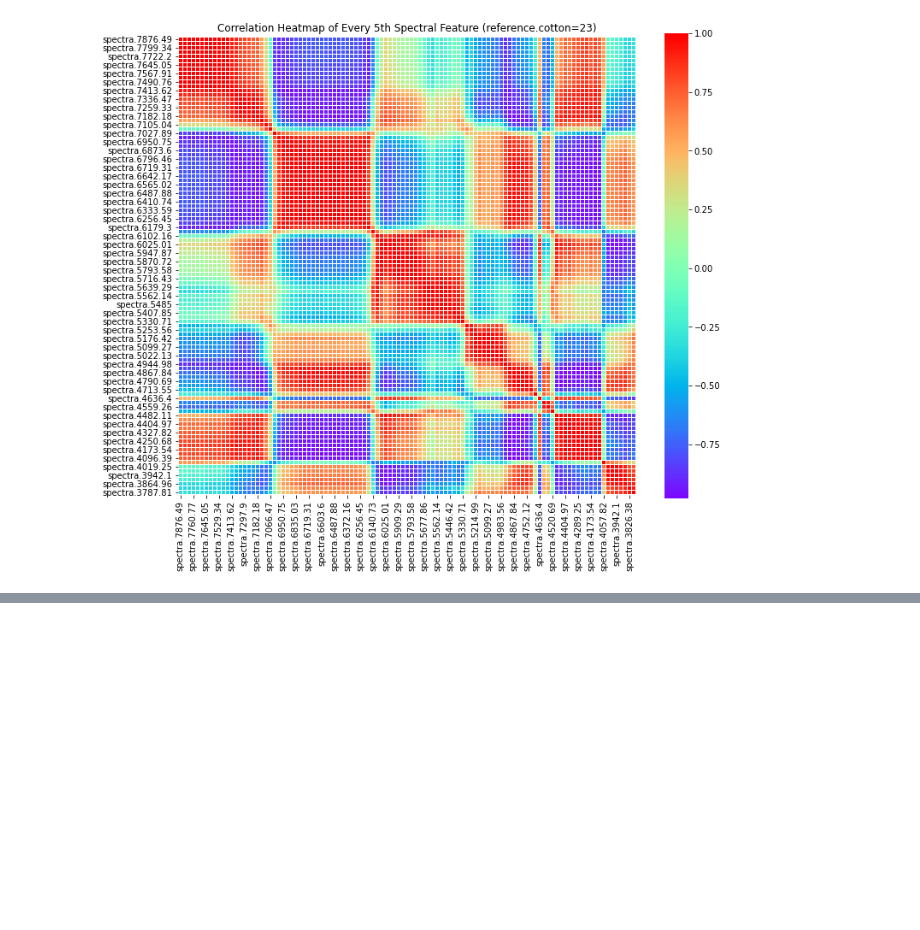
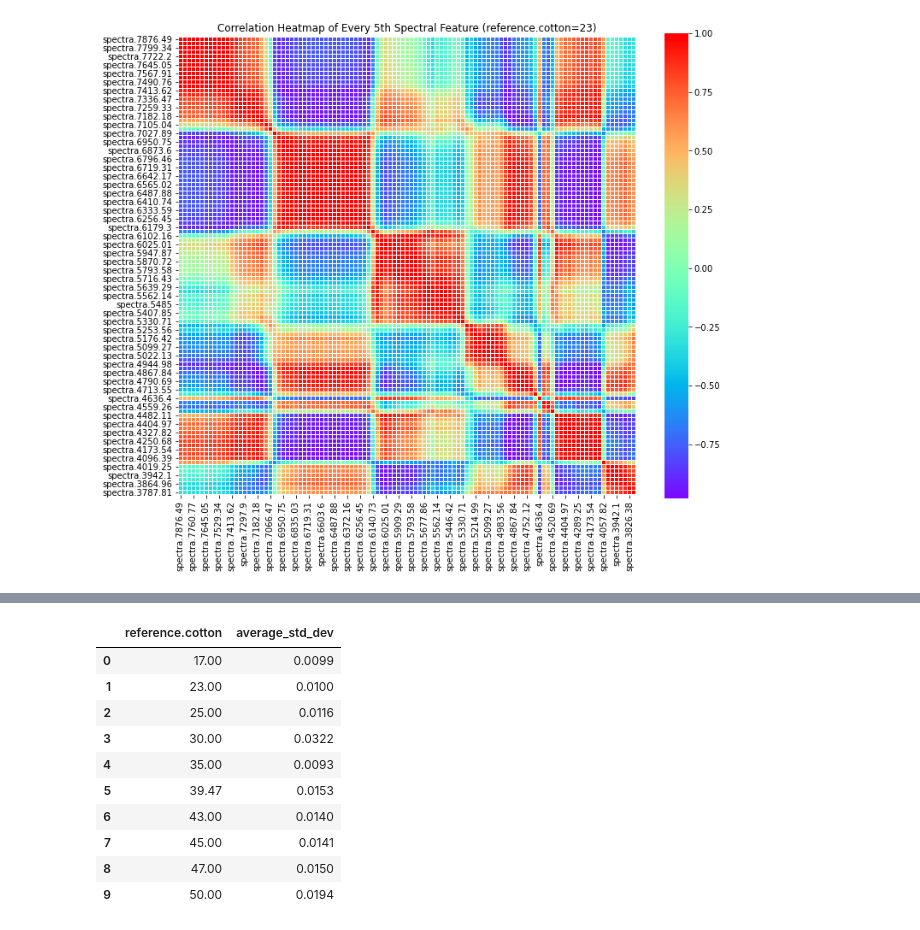
Before and after one commit to sebnemyyl/Characterization-of-cotton-polyester-textiles-using-IR-spectroscopy, a Jupyter notebook: src/notebooks/data_inspection.ipynb, the cells around one changed output, grey strips where cells are left out. Drawn from its saved outputs; the diff is of its cells as text; code cells hidden in the pictures; blank space fills up the shorter version.

```diff
--- a/src/notebooks/data_inspection.ipynb
+++ b/src/notebooks/data_inspection.ipynb
@@ -45,0 +84,24 @@ plot_correlation(data=data_23, cotton_ratio=23)
+# %%
+spectra_columns = [col for col in data_nir.columns if col.startswith('spectra.')]
+
+# Compute the standard deviation of each cotton ratio
+std_dev_by_cotton = data_nir.groupby('reference.cotton')[spectra_columns].std().reset_index()
+# %%
+average_std_dev_by_cotton = std_dev_by_cotton.copy()
+average_std_dev_by_cotton['average_std_dev'] = average_std_dev_by_cotton.iloc[:, 1:].mean(axis=1)
+
+# Select only reference.cotton and the computed average
+average_std_dev_by_cotton = average_std_dev_by_cotton[['reference.cotton', 'average_std_dev']]
+average_std_dev_by_cotton.round(4)
+# %% [output]
+|  | reference.cotton | average_std_dev |
+| 0 | 17.00 | 0.0099 |
+| 1 | 23.00 | 0.0100 |
+| 2 | 25.00 | 0.0116 |
+| 3 | 30.00 | 0.0322 |
+| 4 | 35.00 | 0.0093 |
+| 5 | 39.47 | 0.0153 |
+| 6 | 43.00 | 0.0140 |
+| 7 | 45.00 | 0.0141 |
+| 8 | 47.00 | 0.0150 |
+| 9 | 50.00 | 0.0194 |
```
Also changed, not shown: parts of 3 cells of this notebook, 3 other files.
